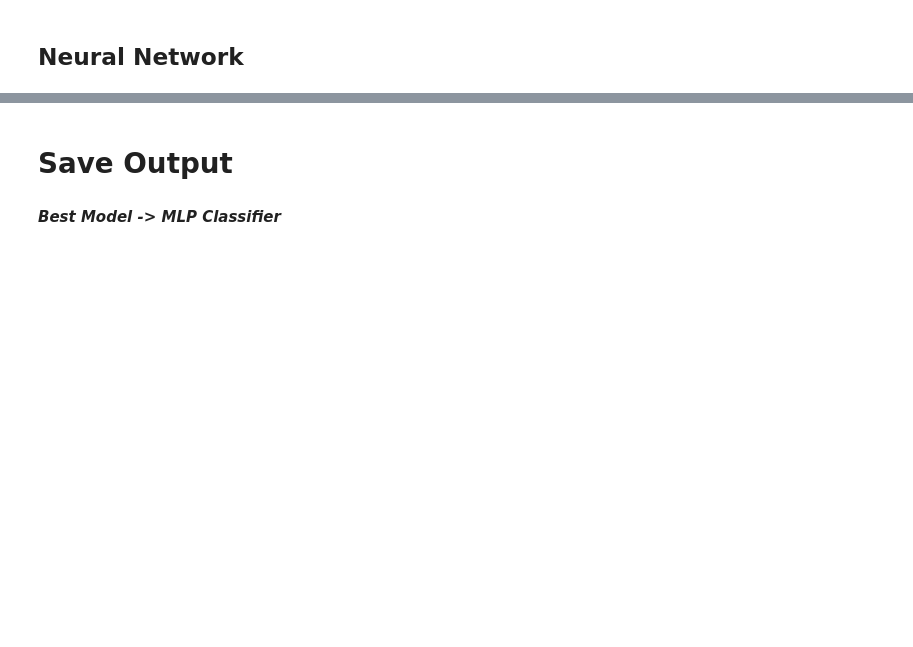
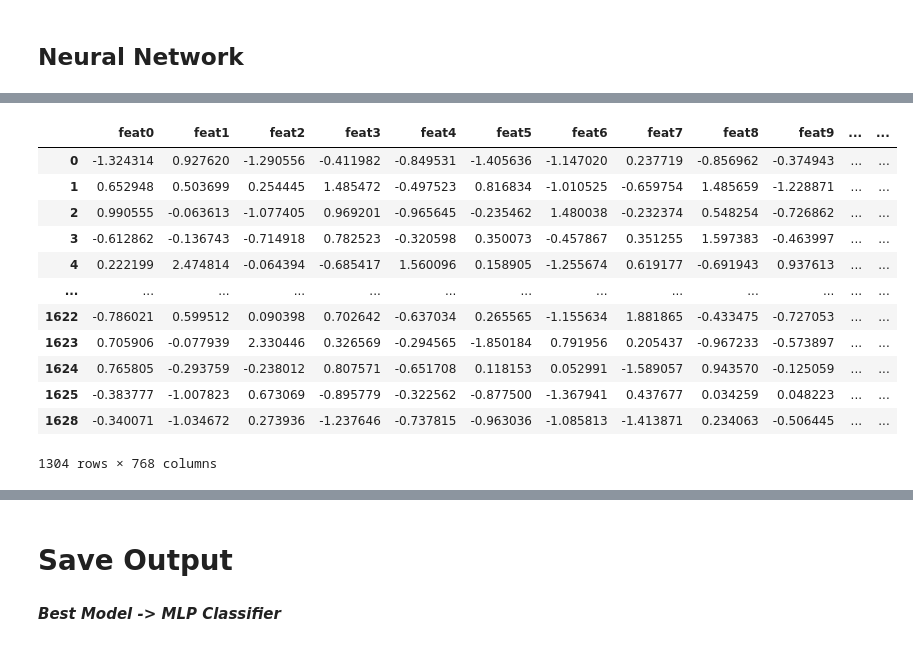
Before and after one commit to edb-313/Intent-Detencion, a Jupyter notebook: notebook96b1753e06.ipynb, the cells around one changed output, grey strips where cells are left out. Cells and saved outputs as stored; diff of their text form; code cells hidden in the pictures; blank space fills up the shorter version.

```diff
--- a/notebook96b1753e06.ipynb
+++ b/notebook96b1753e06.ipynb
@@ -213,14 +207,3 @@ scores = []
-# %%
-gb.fit(X_train, y_train)
-y_pred = gb.predict(X_test)
-
-score = f1_score(y_test, y_pred, average='micro')
-scores.append(score)
-
-mean_score = np.mean(scores)
-std_score = np.std(scores)
-
-print(f'Mean f1-micro score: {mean_score:.3f} ± {std_score:.3f}')
 # %% [markdown]
 ## Neural Network
 # %%
@@ -241 +237,17 @@ def build_model():
+# %%
+X_train
+# %% [output]
+|  | feat0 | feat1 | feat2 | feat3 | feat4 | feat5 | feat6 | feat7 | feat8 | feat9 | ... | ... |
+| 0 | -1.324314 | 0.927620 | -1.290556 | -0.411982 | -0.849531 | -1.405636 | -1.147020 | 0.237719 | -0.856962 | -0.374943 | ... | ... |
+| 1 | 0.652948 | 0.503699 | 0.254445 | 1.485472 | -0.497523 | 0.816834 | -1.010525 | -0.659754 | 1.485659 | -1.228871 | ... | ... |
+| 2 | 0.990555 | -0.063613 | -1.077405 | 0.969201 | -0.965645 | -0.235462 | 1.480038 | -0.232374 | 0.548254 | -0.726862 | ... | ... |
+| 3 | -0.612862 | -0.136743 | -0.714918 | 0.782523 | -0.320598 | 0.350073 | -0.457867 | 0.351255 | 1.597383 | -0.463997 | ... | ... |
+| 4 | 0.222199 | 2.474814 | -0.064394 | -0.685417 | 1.560096 | 0.158905 | -1.255674 | 0.619177 | -0.691943 | 0.937613 | ... | ... |
+| ... | ... | ... | ... | ... | ... | ... | ... | ... | ... | ... | ... | ... |
+| 1622 | -0.786021 | 0.599512 | 0.090398 | 0.702642 | -0.637034 | 0.265565 | -1.155634 | 1.881865 | -0.433475 | -0.727053 | ... | ... |
+| 1623 | 0.705906 | -0.077939 | 2.330446 | 0.326569 | -0.294565 | -1.850184 | 0.791956 | 0.205437 | -0.967233 | -0.573897 | ... | ... |
+| 1624 | 0.765805 | -0.293759 | -0.238012 | 0.807571 | -0.651708 | 0.118153 | 0.052991 | -1.589057 | 0.943570 | -0.125059 | ... | ... |
+| 1625 | -0.383777 | -1.007823 | 0.673069 | -0.895779 | -0.322562 | -0.877500 | -1.367941 | 0.437677 | 0.034259 | 0.048223 | ... | ... |
+| 1628 | -0.340071 | -1.034672 | 0.273936 | -1.237646 | -0.737815 | -0.963036 | -1.085813 | -1.413871 | 0.234063 | -0.506445 | ... | ... |
+1304 rows × 768 columns
 # %%
```
Also changed, not shown: parts of 11 cells of this notebook.
